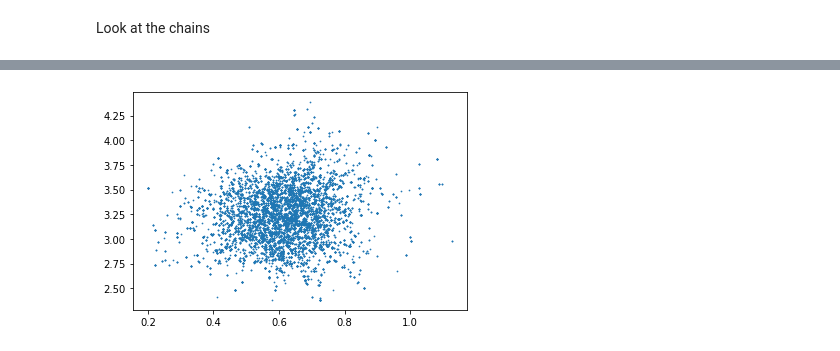
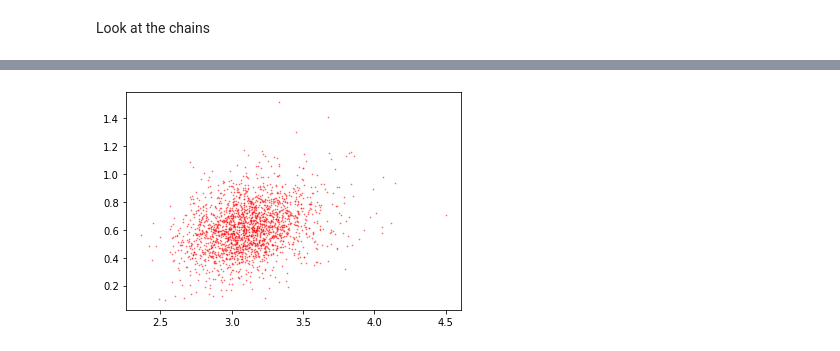
Before and after one commit to tillahoffmann/shedding, a Jupyter notebook: tensorflow-likelihood.ipynb, the cells around one changed output, grey strips where cells are left out. Saved outputs shown, nothing was run; the diff lists cells and outputs as text; code cells hidden in the pictures.

```diff
--- a/tensorflow-likelihood.ipynb
+++ b/tensorflow-likelihood.ipynb
@@ -32,7 +33,7 @@ for key in data.keys():
     if key == 'num_patients' or key == 'idx':
         data[key] = tf.cast(data[key], tf.int32)
     elif key == 'loadln' or key == 'loqln':
-        data[key] = tf.cast(data[key], tf.float32)
+        data[key] = tf.cast(data[key], tf.float64)
 
 # inflated or not
 inflated = True
@@ -95,7 +107,6 @@ def sample_log_likelihood(parameters):
     lcdf = gengamma_lcdf(patient_shape, mu, patient_scale, data['loqln'])
     return tf.where(data['positive'], lpdf, lcdf)
 
-
 def patient_log_likelihood(parameters):
     """
     Compute the log likelihood for samples aggregated by patient given
@@ -134,8 +145,7 @@ def log_likelihood(parameters):
     Compute the log likelihood, including latent parameters, given
     hyperparameters.
     """
-    return patient_log_likelihood(parameters) + \
-        latent_log_likelihood(parameters)
+    return patient_log_likelihood(parameters) + latent_log_likelihood(parameters)
 
 def log_prior(parameters):
 
@@ -143,13 +153,13 @@ def log_prior(parameters):
     Compute the log prior for the hyper-parameters.
     """
 
-    patient_shape, patient_scale, log_patient_mean, rho, population_shape, population_loc, population_scale = tf.split(parameters, (1, 1, 36, 1, 1, 1, 1), axis=-1)
+    patient_shape, patient_scale, log_patient_mean, rho, population_shape, population_loc, population_scale = tf.split(tf.cast(parameters, tf.float32), (1, 1, 36, 1, 1, 1, 1), axis=-1)
 
-    return Uniform.log_prob(rho) + HalfCauchy.log_prob(patient_shape) + HalfCauchy.log_prob(patient_scale) + HalfCauchy.log_prob(population_shape) + HalfCauchy.log_prob(population_scale)
+    return tf.cast(tf.squeeze(Uniform.log_prob(rho) + HalfCauchy.log_prob(patient_shape) + HalfCauchy.log_prob(patient_scale) + HalfCauchy.log_prob(population_shape) + HalfCauchy.log_prob(population_scale)), tf.float64)
 
 def log_prob(parameters):
 
-    return tf.reduce_sum(log_likelihood(parameters), axis=-1) + tf.squeeze(log_prior(parameters))
+    return tf.reduce_sum(log_likelihood(parameters), axis=-1) + log_prior(parameters)
 # %% [markdown]
 Stack the parameters into a single array (this defines the order of the parameters in the 1D flattened vector)
 # %%
@@ -172,7 +182,22 @@ initial_params = {'population_shape': 0.515960576370487,
 
 initial_params['log_patient_mean'] = np.log(initial_params['patient_mean'])
 order = ['patient_shape', 'patient_scale', 'log_patient_mean', 'rho', 'population_shape', 'population_loc', 'population_scale']
-initial_state = tf.cast(tf.concat([np.atleast_1d(initial_params[key]) for key in order], axis=-1), tf.float32)
+initial_state = tf.Variable(tf.cast(tf.concat([np.atleast_1d(initial_params[key]) for key in order], axis=-1), tf.float64))
+# %%
+optimizer = tf.keras.optimizers.Adam(lr=0.001)
+params = tf.Variable([initial_state])
+
+epochs = 100
+
+with trange(epochs) as t:
+    for epoch in t:
+        with tf.GradientTape() as tape:
+            tape.watch([params])
+            negative_log_likelihood = -log_prob(params)
+
+        gradients = tape.gradient(negative_log_likelihood, [params])
+        optimizer.apply_gradients(zip(gradients, [params]))
+        t.set_postfix(loss=negative_log_likelihood.numpy())
 # %% [markdown]
 Affine sampling of full problem
 # %%
@@ -267,5 +301,6 @@ plt.show()
 # %%
-plt.scatter(chain[-10:,:,0].numpy().flatten(), chain[-10:,:,1].numpy().flatten(), s = 0.5)
+plt.scatter(chain[-1:,:,1].flatten(), chain[-1:,:,0].flatten(), s = 0.5, color = 'red', alpha = 0.5)
+#plt.scatter(chain[-10:,:,0].flatten(), chain[-10:,:,1].flatten(), s = 0.5, color = 'blue')
 plt.show()
 # %% [output]
-[figure, old version]
+[figure, new version]
```
Also changed, not shown: parts of 13 cells of this notebook.
